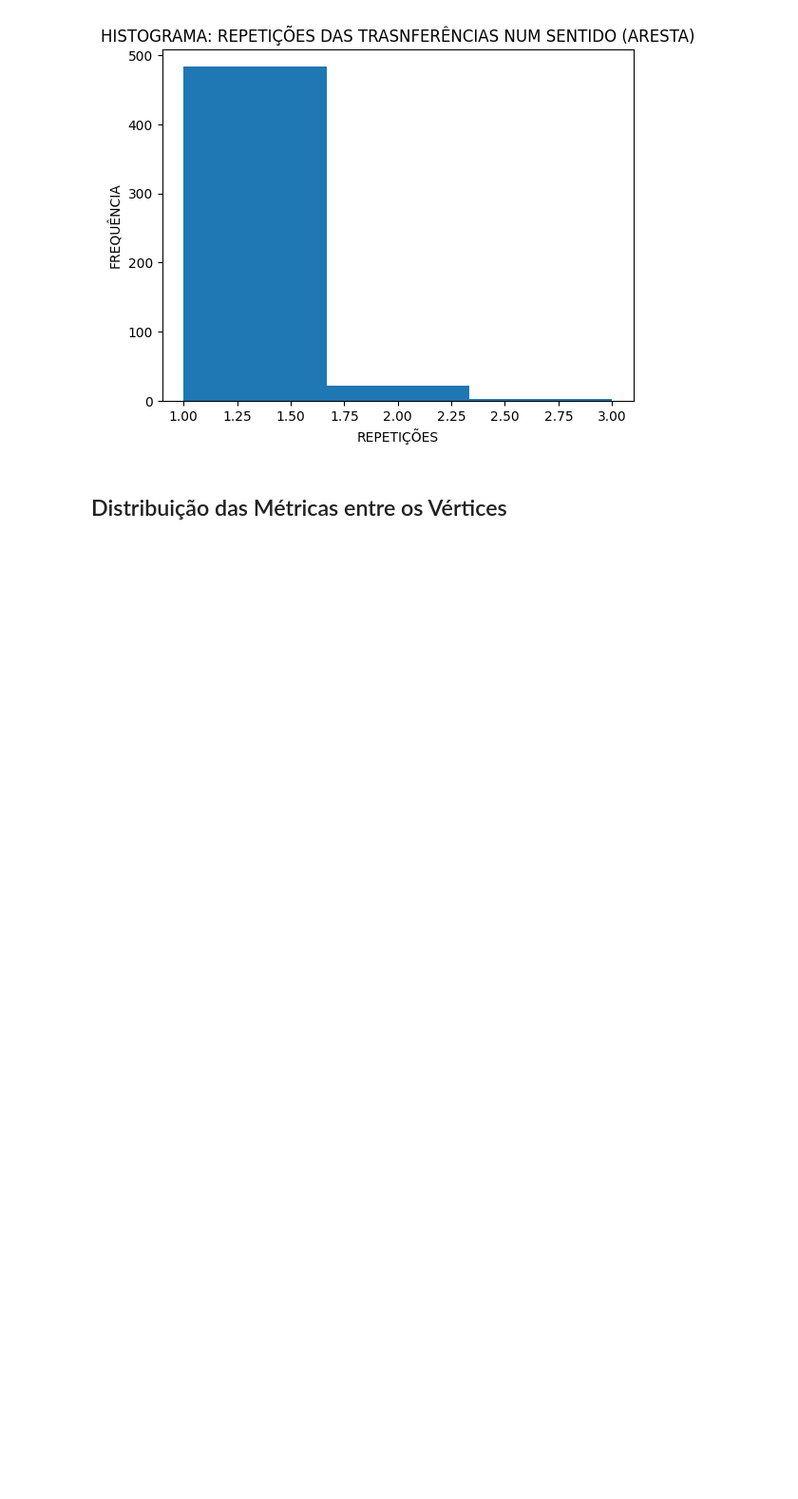
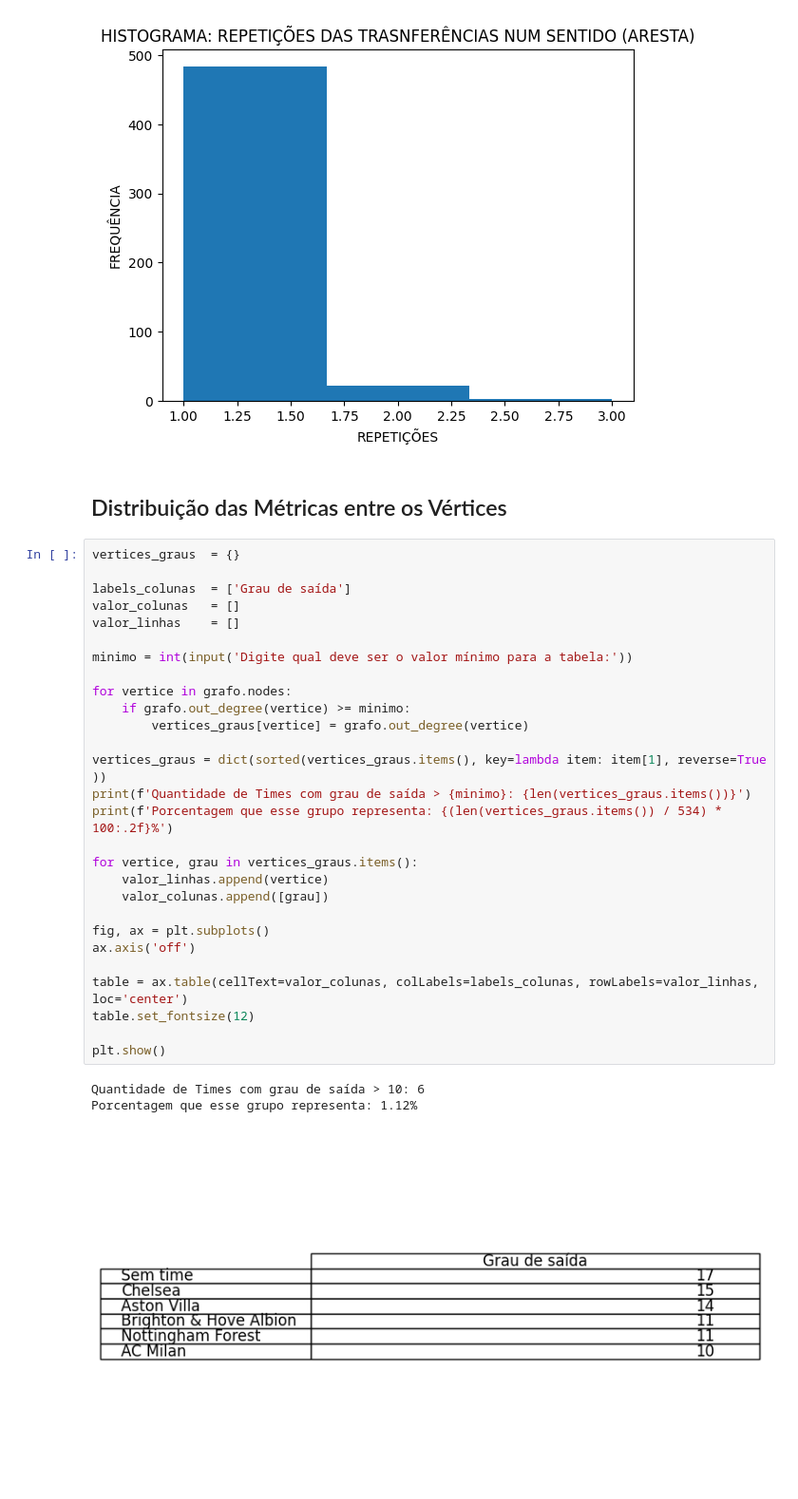
Before and after one commit to falcaoalvinho/projeto-cr-ufabc, a Jupyter notebook: plotagem.ipynb, the cells around one changed output. Shown at 95% size. Saved outputs shown, nothing was run; the diff lists cells and outputs as text; blank space fills up the shorter version.

Commit message:
adicionado célula que avalia e cria tabela relacionando valores de grau de saída para cada um dos vértices e os exibe a partir de um limite estabelecido pelo usuário

```diff
--- a/plotagem.ipynb
+++ b/plotagem.ipynb
@@ -204,3 +204,35 @@ plt.show()
 [figure]
 # %% [markdown]
 ## Distribuição das Métricas entre os Vértices
+# %%
+vertices_graus  = {}
+
+labels_colunas  = ['Grau de saída']
+valor_colunas   = []
+valor_linhas    = []
+
+minimo = int(input('Digite qual deve ser o valor mínimo para a tabela:'))
+
+for vertice in grafo.nodes:
+    if grafo.out_degree(vertice) >= minimo:
+        vertices_graus[vertice] = grafo.out_degree(vertice)
+
+vertices_graus = dict(sorted(vertices_graus.items(), key=lambda item: item[1], reverse=True ))
+print(f'Quantidade de Times com grau de saída > {minimo}: {len(vertices_graus.items())}')
+print(f'Porcentagem que esse grupo representa: {(len(vertices_graus.items()) / 534) * 100:.2f}%')
+
+for vertice, grau in vertices_graus.items():
+    valor_linhas.append(vertice)
+    valor_colunas.append([grau])
+
+fig, ax = plt.subplots()
+ax.axis('off')
+
+table = ax.table(cellText=valor_colunas, colLabels=labels_colunas, rowLabels=valor_linhas, loc='center')
+table.set_fontsize(12)
+
+plt.show()
+# %% [output]
+Quantidade de Times com grau de saída > 10: 6
+Porcentagem que esse grupo representa: 1.12%
+[figure, added]
```
